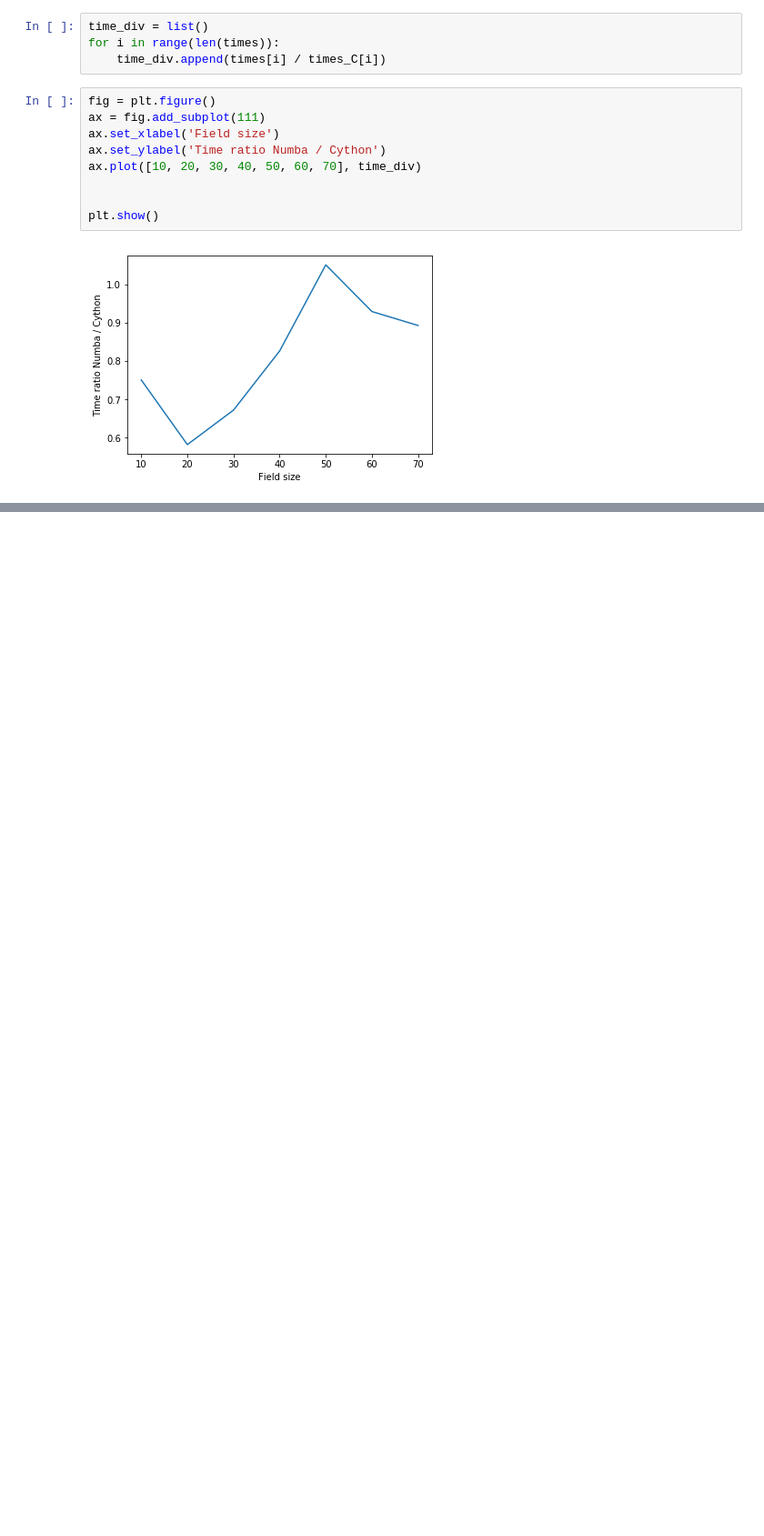
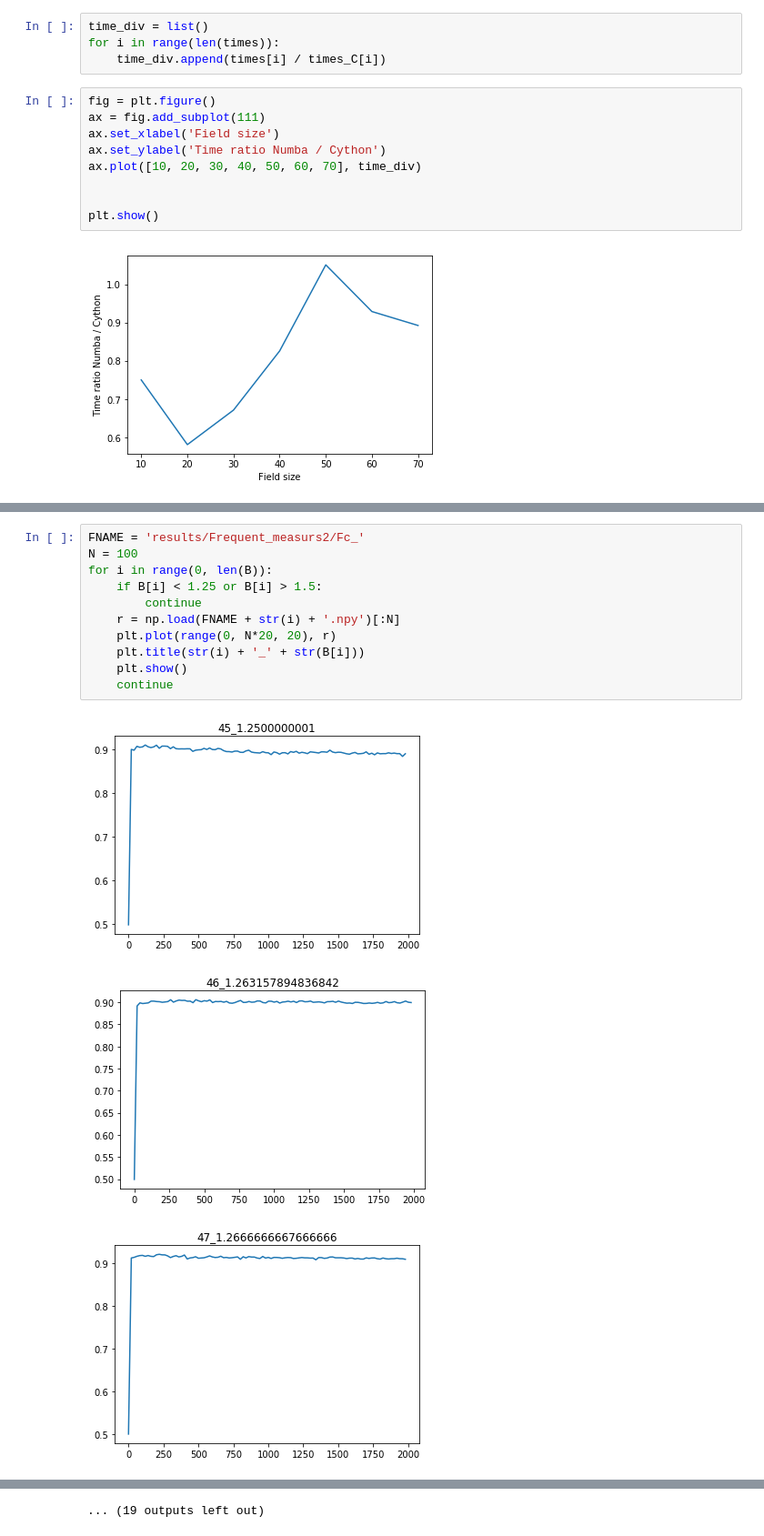
Before and after one commit to MoskalenkoRomanBorisovich/Spatial-Distribution-Evolutionary-Game, a Jupyter notebook: NIS_3D.ipynb, the cells around one changed output, grey strips where cells are left out. Shown at 91% size. Cells and saved outputs as stored; diff of their text form; blank space fills up the shorter version.

```diff
--- a/NIS_3D.ipynb
+++ b/NIS_3D.ipynb
@@ -855,0 +1084,15 @@ plt.show()
+# %%
+FNAME = 'results/Frequent_measurs2/Fc_'
+N = 100
+for i in range(0, len(B)):
+    if B[i] < 1.25 or B[i] > 1.5:
+        continue
+    r = np.load(FNAME + str(i) + '.npy')[:N]
+    plt.plot(range(0, N*20, 20), r)
+    plt.title(str(i) + '_' + str(B[i]))
+    plt.show()
+    continue
+# %% [output]
+[figure, added]
+[figure, added]
+[figure, added]
@@ -855,0 +1108 @@ plt.show()
+... (19 outputs left out)
```
Also changed, not shown: parts of 75 cells of this notebook, 3 other files.
